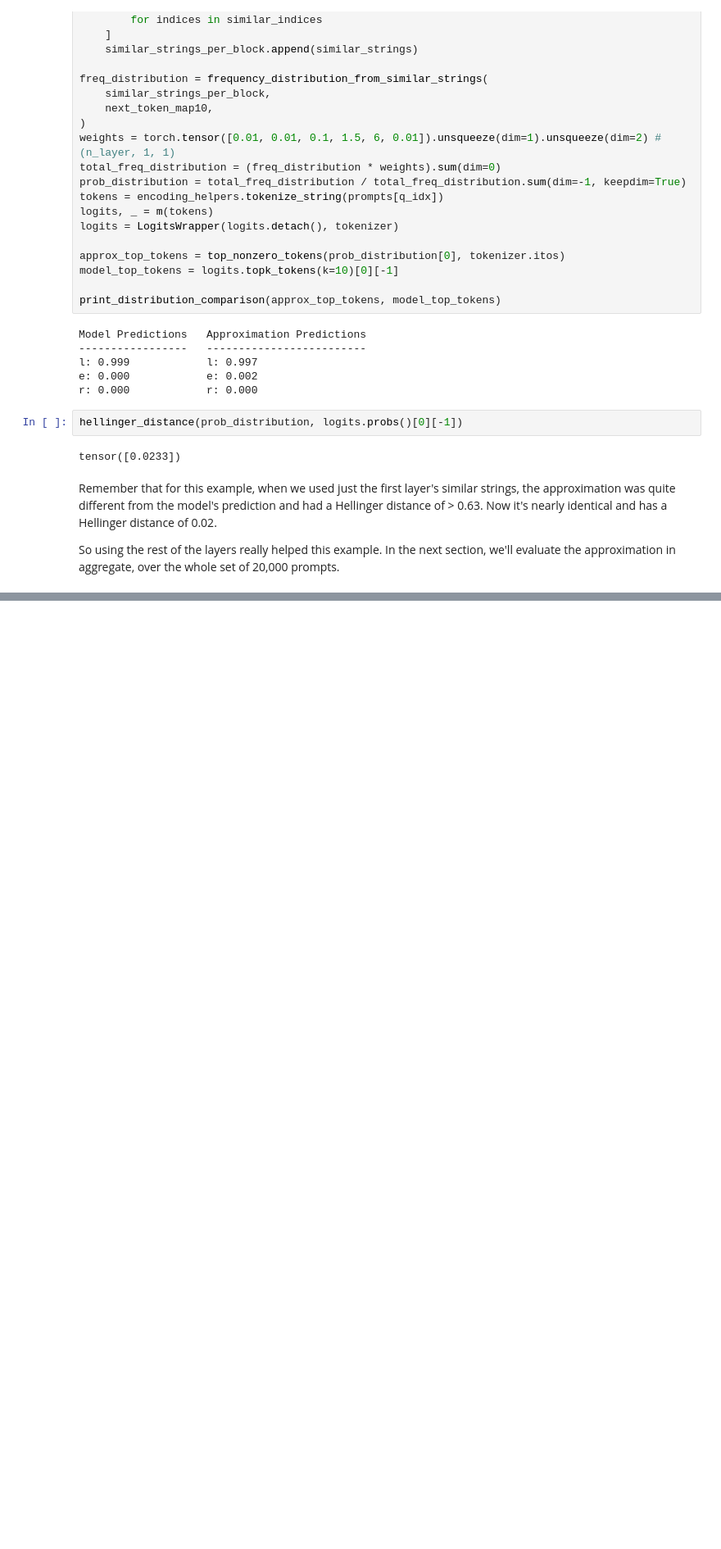
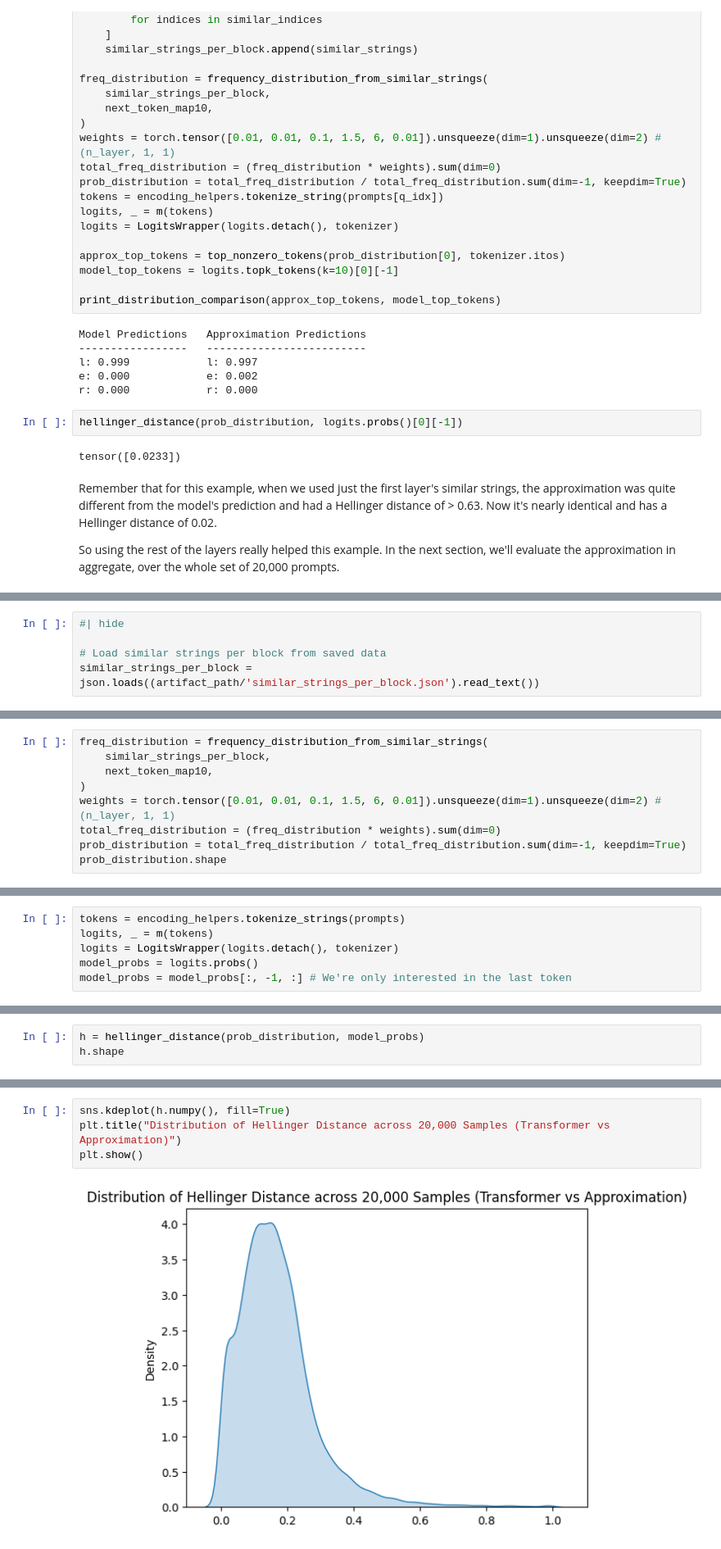
Before and after one commit to spather/transformer-experiments, a Jupyter notebook: nbs/blog_posts/block_internals.ipynb, the cells around one changed output, grey strips where cells are left out. Shown at 82% size. Drawn from its saved outputs; the diff is of its cells as text; blank space fills up the shorter version.

```diff
--- a/nbs/blog_posts/block_internals.ipynb
+++ b/nbs/blog_posts/block_internals.ipynb
@@ -1443,0 +1488,5 @@ So using the rest of the layers really helped this example. In the next section,
+# %%
+#| hide
+
+# Load similar strings per block from saved data
+similar_strings_per_block = json.loads((artifact_path/'similar_strings_per_block.json').read_text())
@@ -1443,0 +1495,9 @@ So using the rest of the layers really helped this example. In the next section,
+# %%
+freq_distribution = frequency_distribution_from_similar_strings(
+    similar_strings_per_block,
+    next_token_map10,
+)
+weights = torch.tensor([0.01, 0.01, 0.1, 1.5, 6, 0.01]).unsqueeze(dim=1).unsqueeze(dim=2) # (n_layer, 1, 1)
+total_freq_distribution = (freq_distribution * weights).sum(dim=0)
+prob_distribution = total_freq_distribution / total_freq_distribution.sum(dim=-1, keepdim=True)
+prob_distribution.shape
@@ -1443,0 +1508,6 @@ So using the rest of the layers really helped this example. In the next section,
+# %%
+tokens = encoding_helpers.tokenize_strings(prompts)
+logits, _ = m(tokens)
+logits = LogitsWrapper(logits.detach(), tokenizer)
+model_probs = logits.probs()
+model_probs = model_probs[:, -1, :] # We're only interested in the last token
@@ -1443,0 +1516,3 @@ So using the rest of the layers really helped this example. In the next section,
+# %%
+h = hellinger_distance(prob_distribution, model_probs)
+h.shape
@@ -1443,0 +1531,6 @@ So using the rest of the layers really helped this example. In the next section,
+# %%
+sns.kdeplot(h.numpy(), fill=True)
+plt.title("Distribution of Hellinger Distance across 20,000 Samples (Transformer vs Approximation)")
+plt.show()
+# %% [output]
+[figure, added]
```
Also changed, not shown: parts of 23 cells of this notebook.
